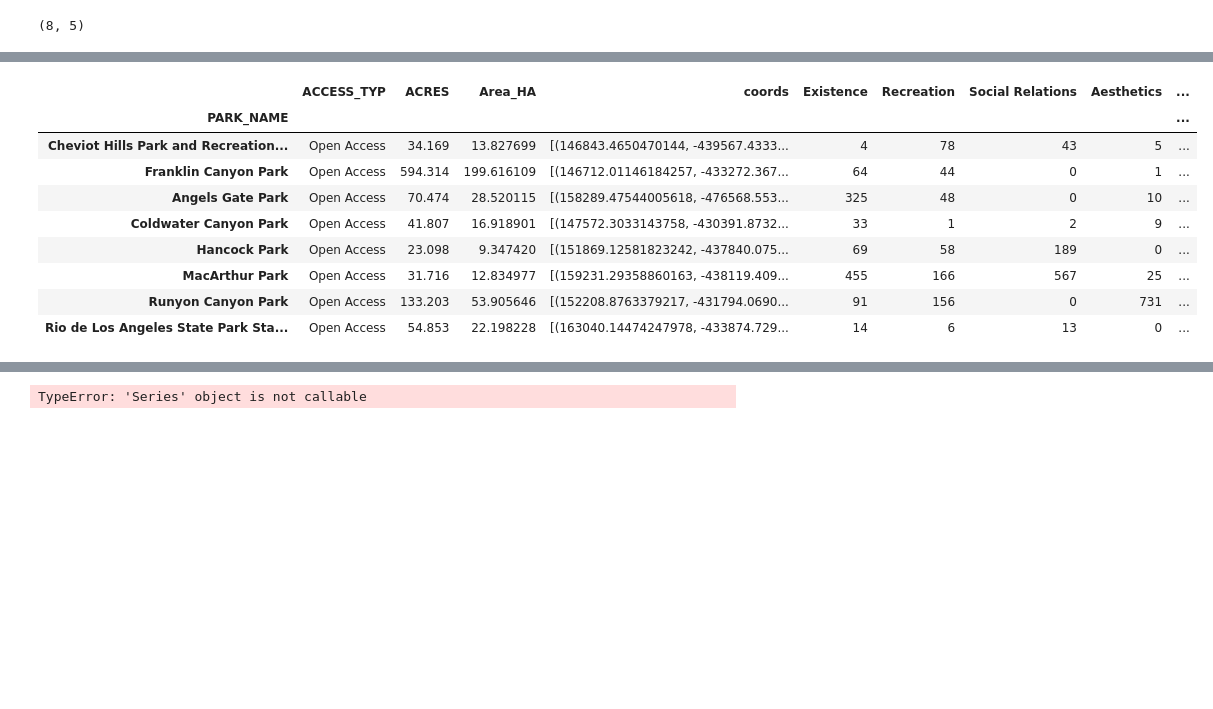
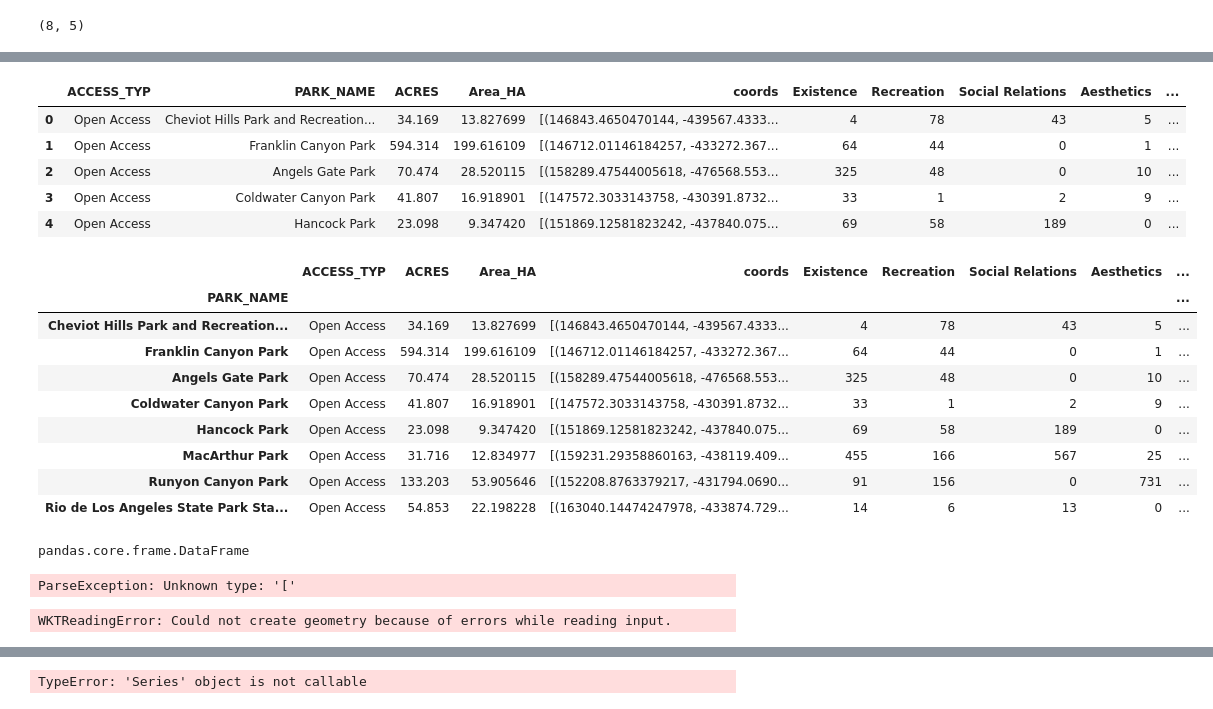
Before and after one commit to mlrog/LaParks_NLP, a Jupyter notebook: 3 - Individual Parks-Morgan.ipynb, the cells around one changed output, grey strips where cells are left out. Drawn from its saved outputs; the diff is of its cells as text; code cells hidden in the pictures; blank space fills up the shorter version.

```diff
--- a/3 - Individual Parks-Morgan.ipynb
+++ b/3 - Individual Parks-Morgan.ipynb
@@ -292,20 +292,39 @@ df.sample(5)
 # %%
 #set index to srprec for both dfs
 
 #df.set_index('PARK_NAME', inplace=True)
 #parksjoinDf.set_index('PARK_NAME', inplace=True)
 
 # join
 parksmap = df.join(parksjoinDf, on = 'PARK_NAME', how = 'left')
 parksmap
+parksmap.head()
 # %% [output]
-|  | ACCESS_TYP | ACRES | Area_HA | coords | Existence | Recreation | Social Relations | Aesthetics | ... |
-| PARK_NAME |  |  |  |  |  |  |  |  | ... |
-| Cheviot Hills Park and Recreation... | Open Access | 34.169 | 13.827699 | [(146843.4650470144, -439567.4333... | 4 | 78 | 43 | 5 | ... |
-| Franklin Canyon Park | Open Access | 594.314 | 199.616109 | [(146712.01146184257, -433272.367... | 64 | 44 | 0 | 1 | ... |
-| Angels Gate Park | Open Access | 70.474 | 28.520115 | [(158289.47544005618, -476568.553... | 325 | 48 | 0 | 10 | ... |
-| Coldwater Canyon Park | Open Access | 41.807 | 16.918901 | [(147572.3033143758, -430391.8732... | 33 | 1 | 2 | 9 | ... |
-| Hancock Park | Open Access | 23.098 | 9.347420 | [(151869.12581823242, -437840.075... | 69 | 58 | 189 | 0 | ... |
-| MacArthur Park | Open Access | 31.716 | 12.834977 | [(159231.29358860163, -438119.409... | 455 | 166 | 567 | 25 | ... |
-| Runyon Canyon Park | Open Access | 133.203 | 53.905646 | [(152208.8763379217, -431794.0690... | 91 | 156 | 0 | 731 | ... |
-| Rio de Los Angeles State Park Sta... | Open Access | 54.853 | 22.198228 | [(163040.14474247978, -433874.729... | 14 | 6 | 13 | 0 | ... |
+|  | ACCESS_TYP | PARK_NAME | ACRES | Area_HA | coords | Existence | Recreation | Social Relations | Aesthetics | ... |
+| 0 | Open Access | Cheviot Hills Park and Recreation... | 34.169 | 13.827699 | [(146843.4650470144, -439567.4333... | 4 | 78 | 43 | 5 | ... |
+| 1 | Open Access | Franklin Canyon Park | 594.314 | 199.616109 | [(146712.01146184257, -433272.367... | 64 | 44 | 0 | 1 | ... |
+| 2 | Open Access | Angels Gate Park | 70.474 | 28.520115 | [(158289.47544005618, -476568.553... | 325 | 48 | 0 | 10 | ... |
+| 3 | Open Access | Coldwater Canyon Park | 41.807 | 16.918901 | [(147572.3033143758, -430391.8732... | 33 | 1 | 2 | 9 | ... |
+| 4 | Open Access | Hancock Park | 23.098 | 9.347420 | [(151869.12581823242, -437840.075... | 69 | 58 | 189 | 0 | ... |
+# %%
+Top_CES = ["Recreation","Existence","Cultural_Heritage","Existence","Education","Social Relations","Aesthetics","Existence"]
+parksmap['Top_CES']=Top_CES
+parksmap
+# %% [output]
+|  | ACCESS_TYP | ACRES | Area_HA | coords | Existence | Recreation | Social Relations | Aesthetics | ... |
+| PARK_NAME |  |  |  |  |  |  |  |  | ... |
+| Cheviot Hills Park and Recreation... | Open Access | 34.169 | 13.827699 | [(146843.4650470144, -439567.4333... | 4 | 78 | 43 | 5 | ... |
+| Franklin Canyon Park | Open Access | 594.314 | 199.616109 | [(146712.01146184257, -433272.367... | 64 | 44 | 0 | 1 | ... |
+| Angels Gate Park | Open Access | 70.474 | 28.520115 | [(158289.47544005618, -476568.553... | 325 | 48 | 0 | 10 | ... |
+| Coldwater Canyon Park | Open Access | 41.807 | 16.918901 | [(147572.3033143758, -430391.8732... | 33 | 1 | 2 | 9 | ... |
+| Hancock Park | Open Access | 23.098 | 9.347420 | [(151869.12581823242, -437840.075... | 69 | 58 | 189 | 0 | ... |
+| MacArthur Park | Open Access | 31.716 | 12.834977 | [(159231.29358860163, -438119.409... | 455 | 166 | 567 | 25 | ... |
+| Runyon Canyon Park | Open Access | 133.203 | 53.905646 | [(152208.8763379217, -431794.0690... | 91 | 156 | 0 | 731 | ... |
+| Rio de Los Angeles State Park Sta... | Open Access | 54.853 | 22.198228 | [(163040.14474247978, -433874.729... | 14 | 6 | 13 | 0 | ... |
+# %%
+#turn parkmaps into a geodataframe
+#parksmap['coords'].head()
+#parksmap.plot(column='Top_CES')
+type(parksmap)
+# %% [output]
+pandas.core.frame.DataFrame
@@ -311,0 +334,6 @@ parksmap
+# %%
+parksmap['coords'] = gpd.GeoSeries.from_wkt(parksmap['coords'])
+my_geo_df = gpd.GeoDataFrame(parksmap, geometry='coords')
+# %% [output]
+ParseException: Unknown type: '['
+WKTReadingError: Could not create geometry because of errors while reading input.
```
Also changed, not shown: parts of 9 cells of this notebook.
